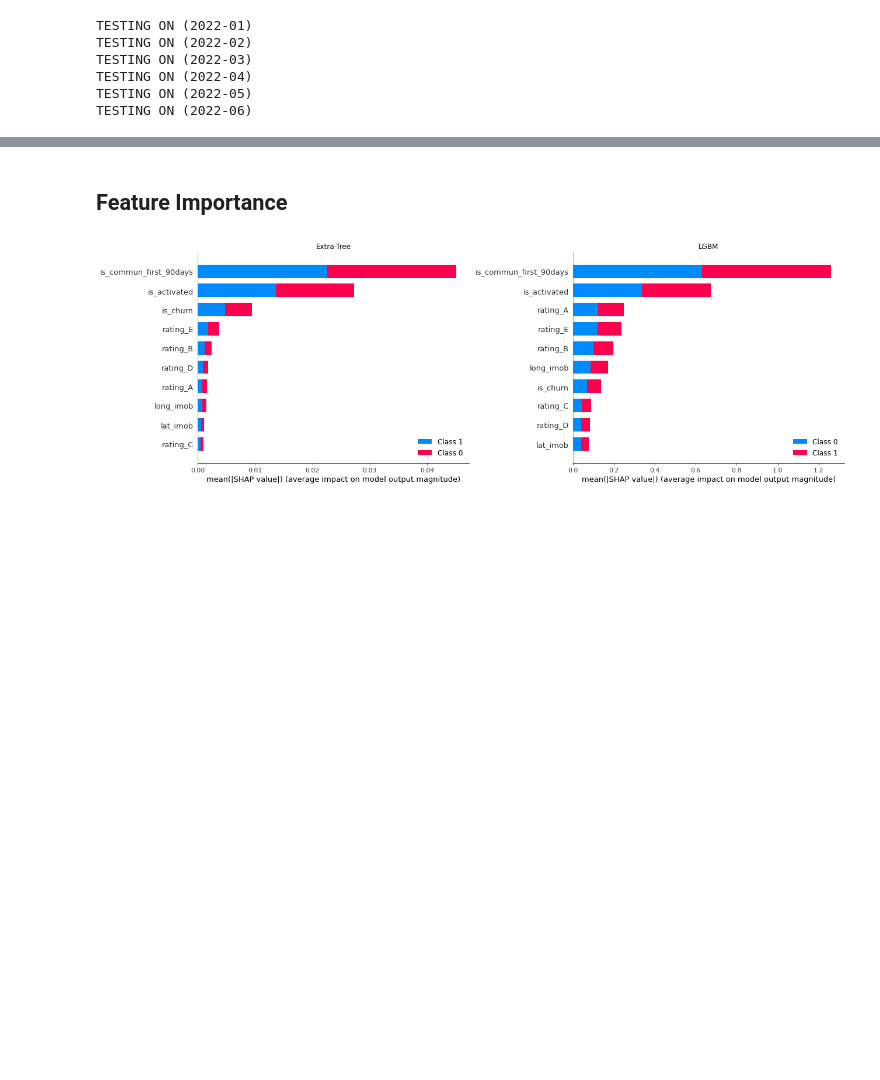
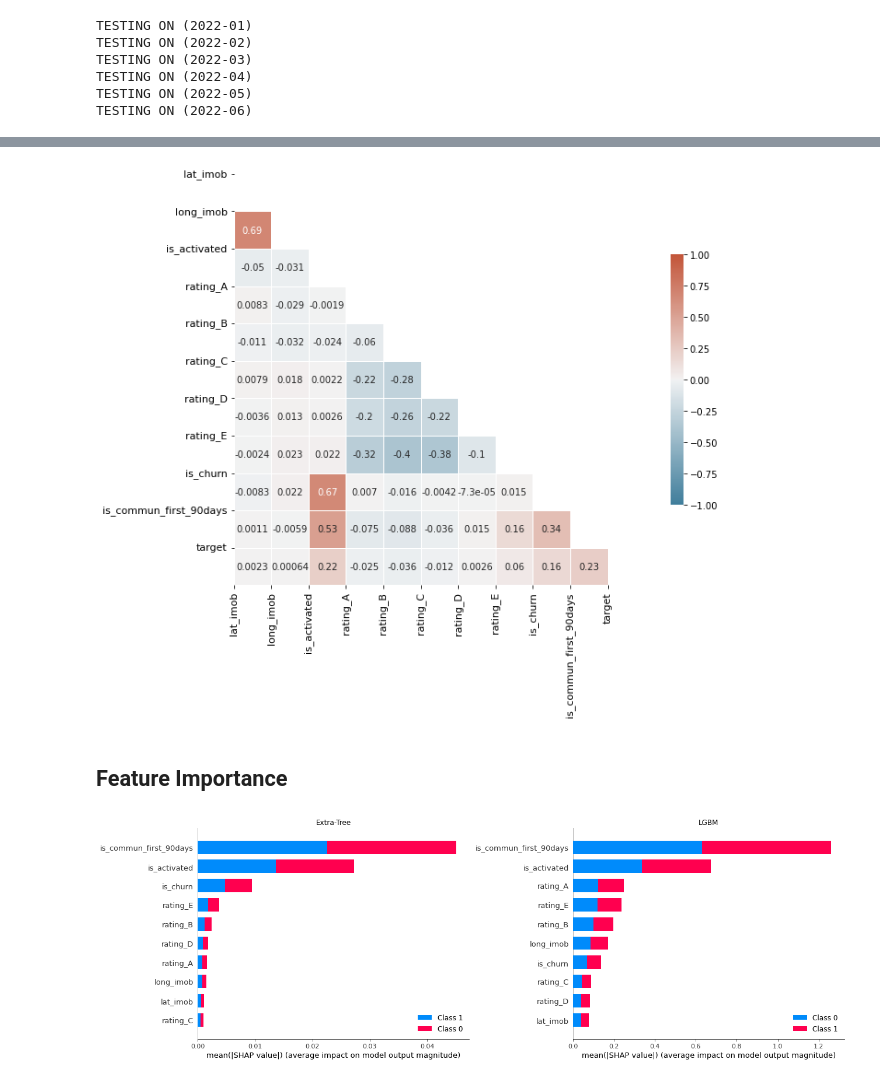
Before and after one commit to loft-br/cp-score-imobiliaria, a Jupyter notebook: notebooks/score-imob.ipynb, the cells around one changed output, grey strips where cells are left out. Drawn from its saved outputs; the diff is of its cells as text; code cells hidden in the pictures; blank space fills up the shorter version.

```diff
--- a/notebooks/score-imob.ipynb
+++ b/notebooks/score-imob.ipynb
@@ -172,3 +223,11 @@ TESTING ON (2022-06)
+# %%
+# creating a correlation plot
+plot_corr(
+    train_df[features_corr],
+    method='pearson'
+)
+# %% [output]
+[figure, added]
 # %% [markdown]
 ## Feature Importance
 # %%
```
Also changed, not shown: parts of 12 cells of this notebook, 4 other files.
